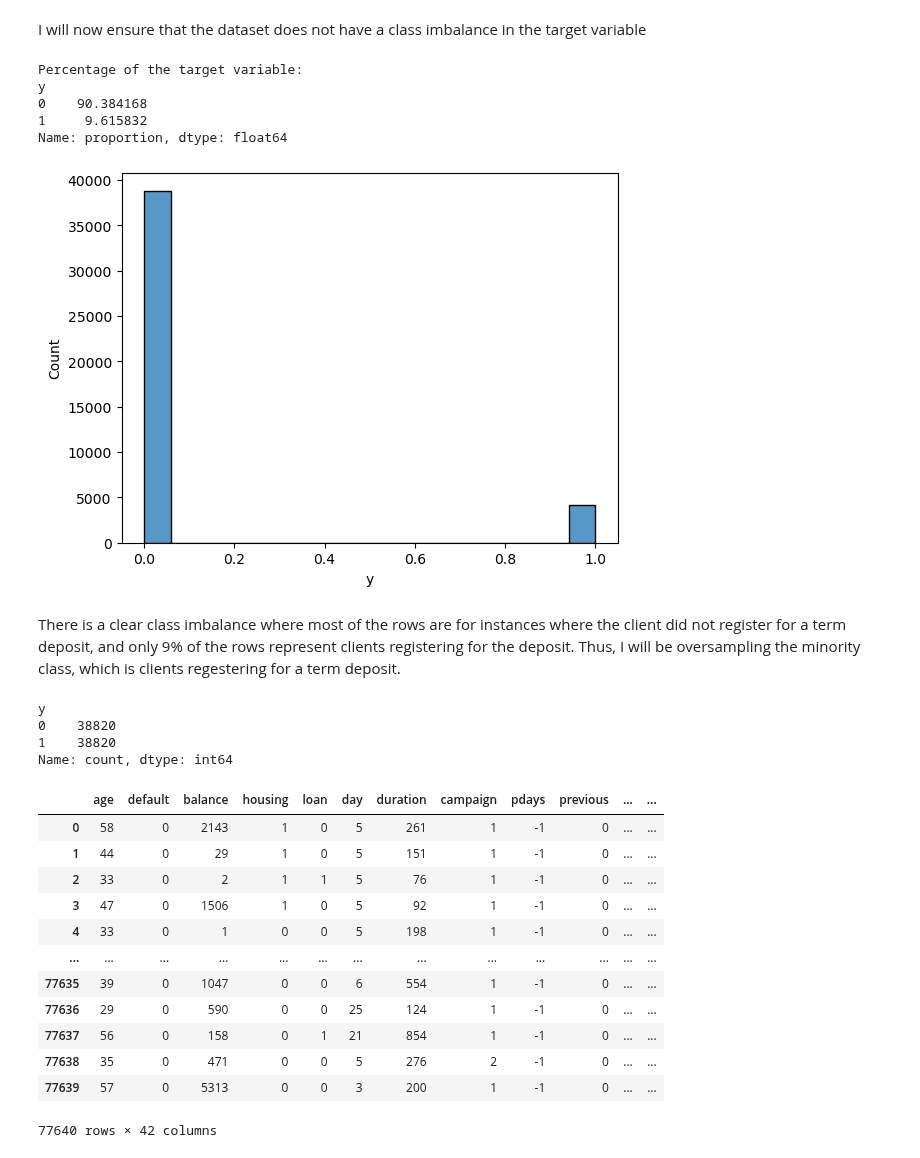
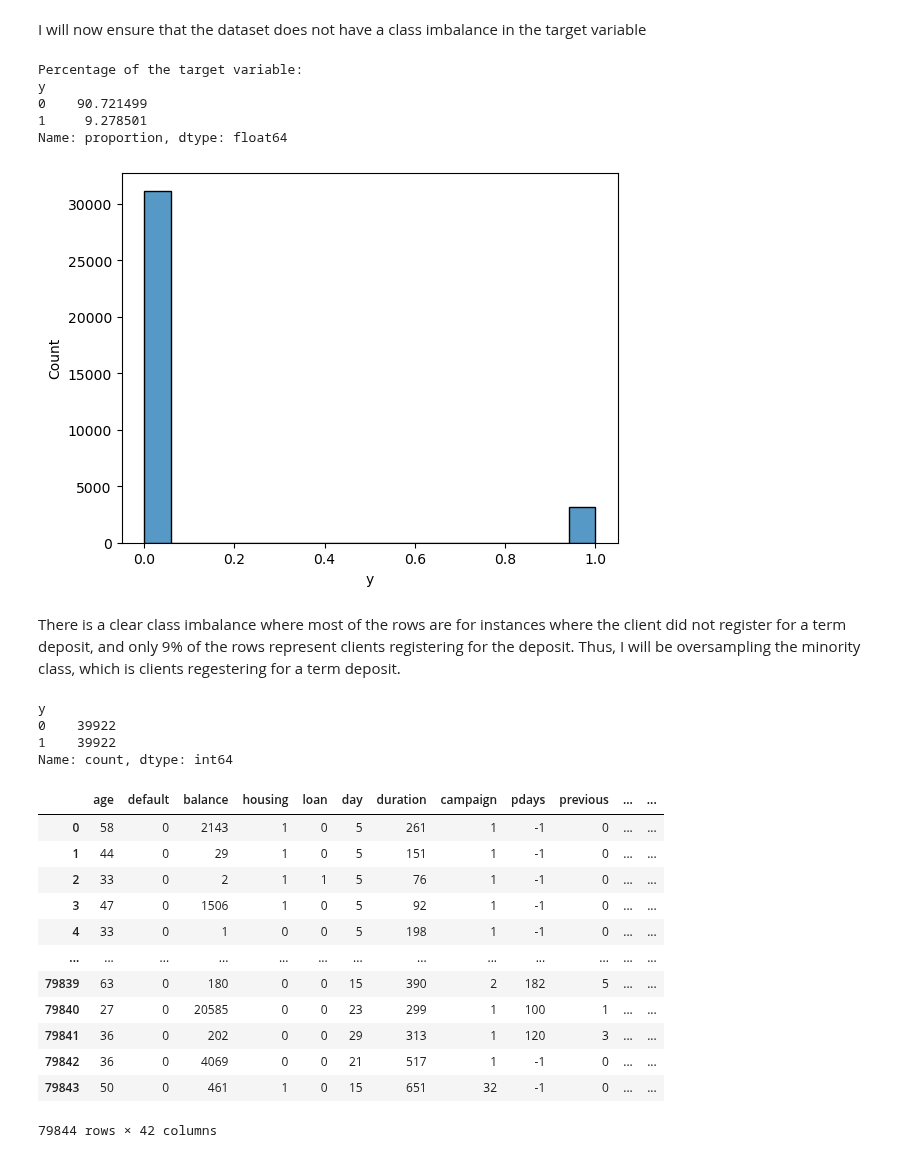
Before and after one commit to McGill-MMA-EnterpriseAnalytics/customer_banking, a Jupyter notebook: Classification_Problem.ipynb, the cells around one changed output. Cells and saved outputs as stored; diff of their text form; code cells hidden in the pictures.

```diff
--- a/Classification_Problem.ipynb
+++ b/Classification_Problem.ipynb
@@ -186,3 +188,11 @@ df
+# %%
+#split data into training and testing
+from sklearn.model_selection import train_test_split
+X = df.drop('y', axis=1)
+y = df['y']
+X_train, X_test, y_train, y_test = train_test_split(X, y, test_size=0.2, random_state=42)
+training_data = pd.concat([X_train, y_train], axis=1)
+testing_data = pd.concat([X_test, y_test], axis=1)
 # %% [markdown]
 ##### Outlier Detection:
 # %% [markdown]
@@ -191,12 +201,12 @@ I will now work on detecting and eliminating outliers in the data using an isola
 ##### Outlier Detection:
 from sklearn.ensemble import IsolationForest
 iforest = IsolationForest(contamination=.05, random_state=0)
-pred = iforest.fit_predict(df)
+pred = iforest.fit_predict(training_data)
 # Extracting anomalies
 from numpy import where
 anomaly_index = where(pred==-1) #-1 is the label for anomalies
-anomaly_values = df.iloc[anomaly_index]
+anomaly_values = training_data.iloc[anomaly_index]
 # Removing anomalies
-df = df.drop(anomaly_values.index)
+training_data = training_data.drop(anomaly_values.index)
 print("Number of outliers found:", len(anomaly_values))
 # %% [output]
@@ -209,16 +280,16 @@ Number of outliers found: 2261
 I will now ensure that the dataset does not have a class imbalance in the target variable
 # %%
 #plot the histogram of the target variable
-sns.histplot(df['y'])
+sns.histplot(training_data['y'])
 print("Percentage of the target variable:")
-print(df['y'].value_counts(normalize=True) * 100)
+print(training_data['y'].value_counts(normalize=True) * 100)
 # %% [output]
 Percentage of the target variable:
 y
-0    90.384168
-1     9.615832
+0    90.721499
+1     9.278501
 Name: proportion, dtype: float64
-[figure, old version]
+[figure, new version]
 # %% [markdown]
 There is a clear class imbalance where most of the rows are for instances where the client did not register for a term deposit, and only 9% of the rows represent clients registering for the deposit. Thus, I will be oversampling the minority class, which is clients regestering for a term deposit.
 # %%
@@ -234,8 +305,8 @@ print(df_copy['y'].value_counts())
 df_copy
 # %% [output]
 y
-0    38820
-1    38820
+0    39922
+1    39922
 Name: count, dtype: int64
 |  | age | default | balance | housing | loan | day | duration | campaign | pdays | previous | ... | ... |
 | 0 | 58 | 0 | 2143 | 1 | 0 | 5 | 261 | 1 | -1 | 0 | ... | ... |
@@ -244,9 +315,9 @@ Name: count, dtype: int64
 | 3 | 47 | 0 | 1506 | 1 | 0 | 5 | 92 | 1 | -1 | 0 | ... | ... |
 | 4 | 33 | 0 | 1 | 0 | 0 | 5 | 198 | 1 | -1 | 0 | ... | ... |
 | ... | ... | ... | ... | ... | ... | ... | ... | ... | ... | ... | ... | ... |
-| 77635 | 39 | 0 | 1047 | 0 | 0 | 6 | 554 | 1 | -1 | 0 | ... | ... |
-| 77636 | 29 | 0 | 590 | 0 | 0 | 25 | 124 | 1 | -1 | 0 | ... | ... |
-| 77637 | 56 | 0 | 158 | 0 | 1 | 21 | 854 | 1 | -1 | 0 | ... | ... |
-| 77638 | 35 | 0 | 471 | 0 | 0 | 5 | 276 | 2 | -1 | 0 | ... | ... |
-| 77639 | 57 | 0 | 5313 | 0 | 0 | 3 | 200 | 1 | -1 | 0 | ... | ... |
+| 79839 | 63 | 0 | 180 | 0 | 0 | 15 | 390 | 2 | 182 | 5 | ... | ... |
+| 79840 | 27 | 0 | 20585 | 0 | 0 | 23 | 299 | 1 | 100 | 1 | ... | ... |
+| 79841 | 36 | 0 | 202 | 0 | 0 | 29 | 313 | 1 | 120 | 3 | ... | ... |
+| 79842 | 36 | 0 | 4069 | 0 | 0 | 21 | 517 | 1 | -1 | 0 | ... | ... |
+| 79843 | 50 | 0 | 461 | 1 | 0 | 15 | 651 | 32 | -1 | 0 | ... | ... |
-77640 rows × 42 columns
+79844 rows × 42 columns
```
Also changed, not shown: parts of 10 cells of this notebook.
